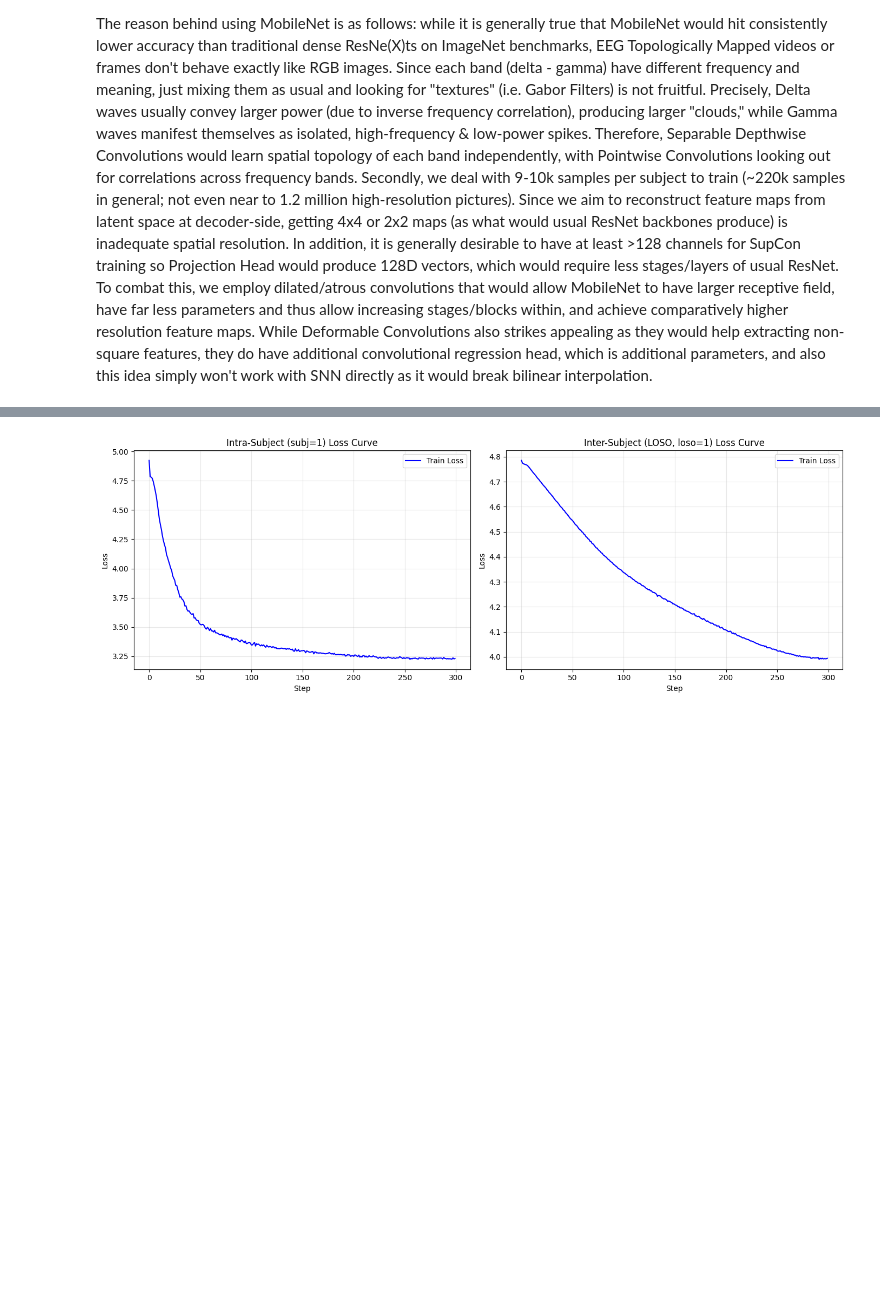
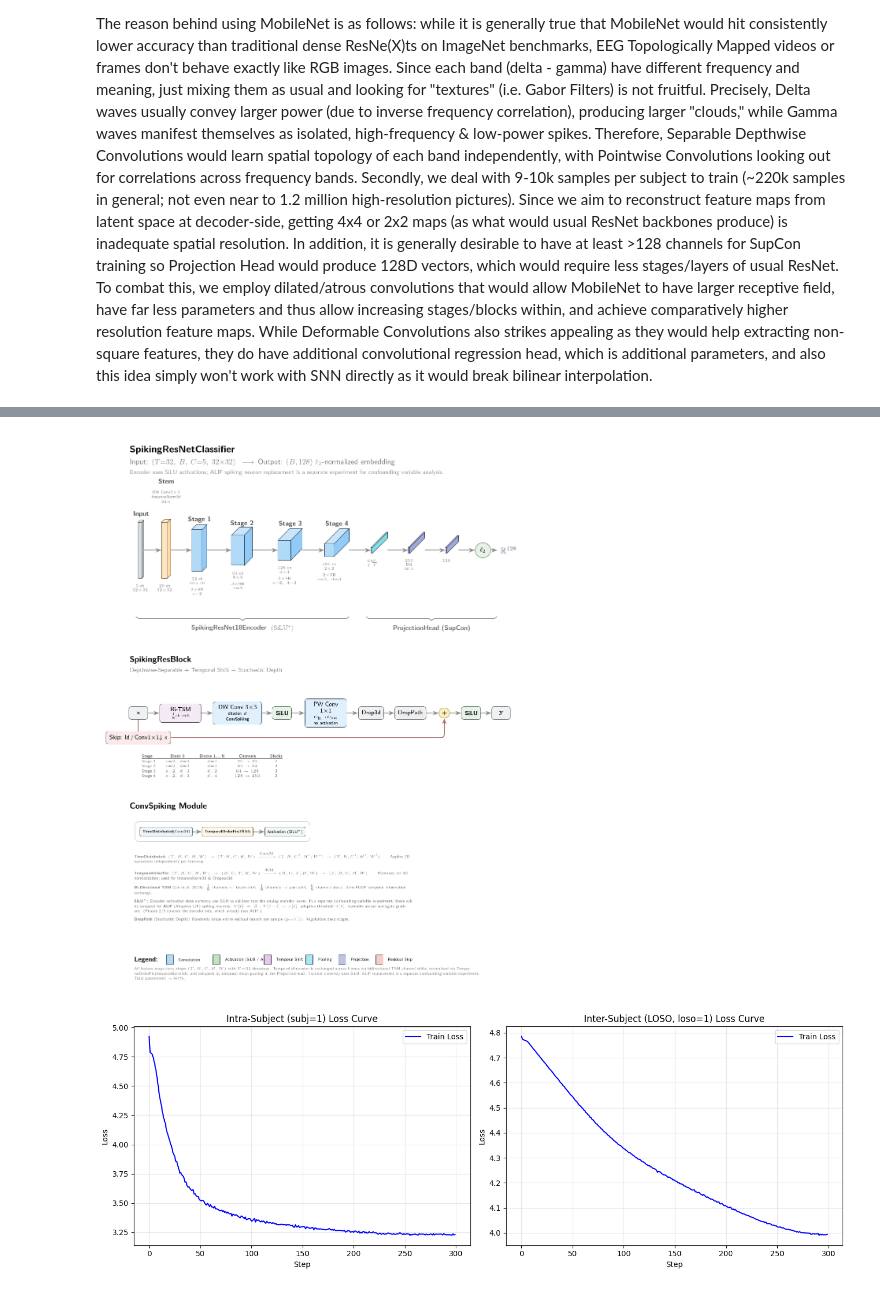
Before and after one commit to rseyfullayev/eeg_analysis_snn, a Jupyter notebook: milestones/Project Milestone 1.ipynb, the cells around one changed output, grey strips where cells are left out. Drawn from its saved outputs; the diff is of its cells as text; code cells hidden in the pictures; blank space fills up the shorter version.

Commit message:
displaying images

```diff
--- a/milestones/Project Milestone 1.ipynb
+++ b/milestones/Project Milestone 1.ipynb
@@ -57,3 +54,7 @@ The reason behind using MobileNet is as follows: while it is generally true that
+# %%
+display(Image(filename="./figures/arch.jpg"))
+# %% [output]
+[figure, added]
 # %%
 !python main.py --config config/config.yaml --subj 1 --phase 1
 !python main.py --config config/config.yaml --loso 1 --phase 1
```
Also changed, not shown: parts of 6 cells of this notebook.
